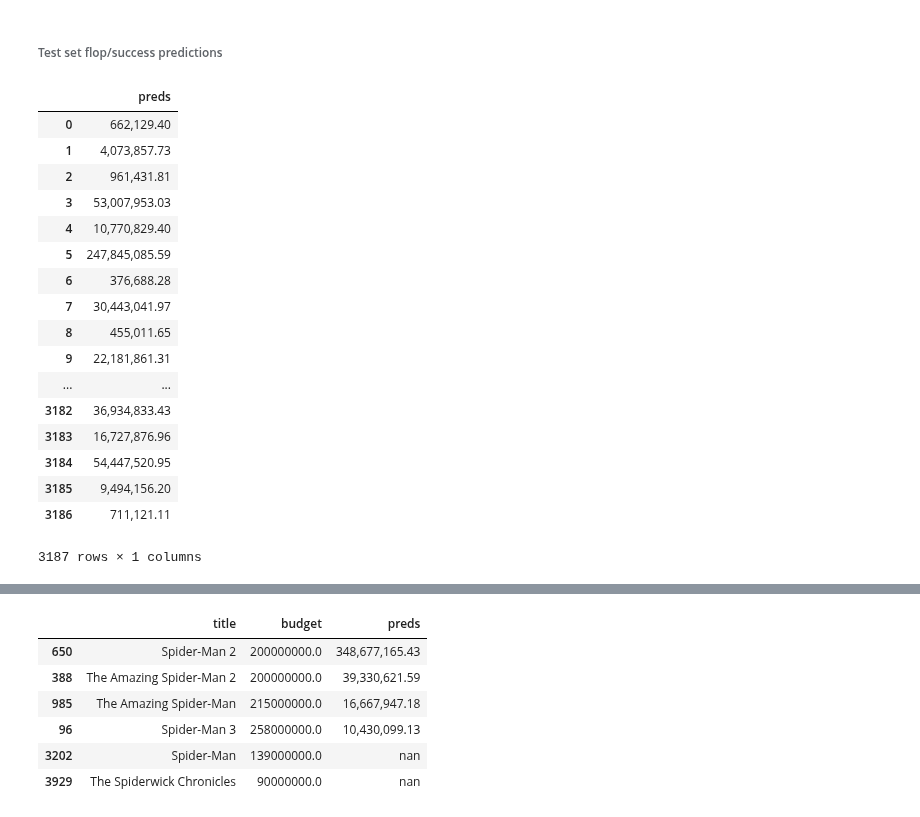
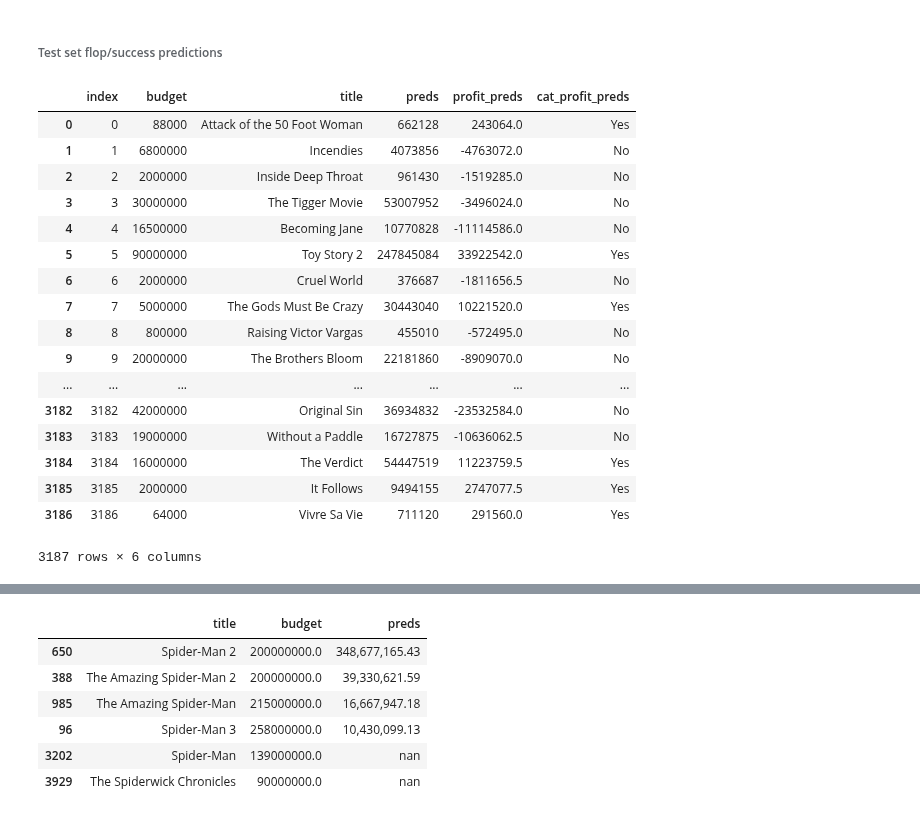
Before and after one commit to julianikulski/tmdb, a Jupyter notebook: tmdb.ipynb, the cells around one changed output, grey strips where cells are left out. Drawn from its saved outputs; the diff is of its cells as text; code cells hidden in the pictures.

```diff
--- a/tmdb.ipynb
+++ b/tmdb.ipynb
@@ -2308,28 +2265,24 @@ flop_success_df
 # %%
 # Make prediction on test data set
 actual_y_test = clf_lgb.predict(test_features_df)
+
+flop_success_preds(test_title, test_features_df, actual_y_test, train_set=False)
+# %% [output]
+|  | index | budget | title | preds | profit_preds | cat_profit_preds |
+| 0 | 0 | 88000 | Attack of the 50 Foot Woman | 662128 | 243064.0 | Yes |
+| 1 | 1 | 6800000 | Incendies | 4073856 | -4763072.0 | No |
+| 2 | 2 | 2000000 | Inside Deep Throat | 961430 | -1519285.0 | No |
+| 3 | 3 | 30000000 | The Tigger Movie | 53007952 | -3496024.0 | No |
+| 4 | 4 | 16500000 | Becoming Jane | 10770828 | -11114586.0 | No |
+| 5 | 5 | 90000000 | Toy Story 2 | 247845084 | 33922542.0 | Yes |
+| 6 | 6 | 2000000 | Cruel World | 376687 | -1811656.5 | No |
+| 7 | 7 | 5000000 | The Gods Must Be Crazy | 30443040 | 10221520.0 | Yes |
+| 8 | 8 | 800000 | Raising Victor Vargas | 455010 | -572495.0 | No |
+| 9 | 9 | 20000000 | The Brothers Bloom | 22181860 | -8909070.0 | No |
+| ... | ... | ... | ... | ... | ... | ... |
+| 3182 | 3182 | 42000000 | Original Sin | 36934832 | -23532584.0 | No |
+| 3183 | 3183 | 19000000 | Without a Paddle | 16727875 | -10636062.5 | No |
+| 3184 | 3184 | 16000000 | The Verdict | 54447519 | 11223759.5 | Yes |
+| 3185 | 3185 | 2000000 | It Follows | 9494155 | 2747077.5 | Yes |
+| 3186 | 3186 | 64000 | Vivre Sa Vie | 711120 | 291560.0 | Yes |
+3187 rows × 6 columns
-# %%
-# Convert predicted values into dollars
-actual_preds_df = pd.DataFrame(np.expm1(scaler_revenue.inverse_transform(actual_y_test.reshape(-1, 1))), columns=['preds'])
-actual_preds_format = actual_preds_df[:]
-actual_preds_format['preds'] = actual_preds_format['preds'].apply(lambda x: '{:,.2f}'.format(x))
-actual_preds_format
-# %% [output]
-|  | preds |
-| 0 | 662,129.40 |
-| 1 | 4,073,857.73 |
-| 2 | 961,431.81 |
-| 3 | 53,007,953.03 |
-| 4 | 10,770,829.40 |
-| 5 | 247,845,085.59 |
-| 6 | 376,688.28 |
-| 7 | 30,443,041.97 |
-| 8 | 455,011.65 |
-| 9 | 22,181,861.31 |
-| ... | ... |
-| 3182 | 36,934,833.43 |
-| 3183 | 16,727,876.96 |
-| 3184 | 54,447,520.95 |
-| 3185 | 9,494,156.20 |
-| 3186 | 711,121.11 |
-3187 rows × 1 columns
```
Also changed, not shown: parts of 9 cells of this notebook.
